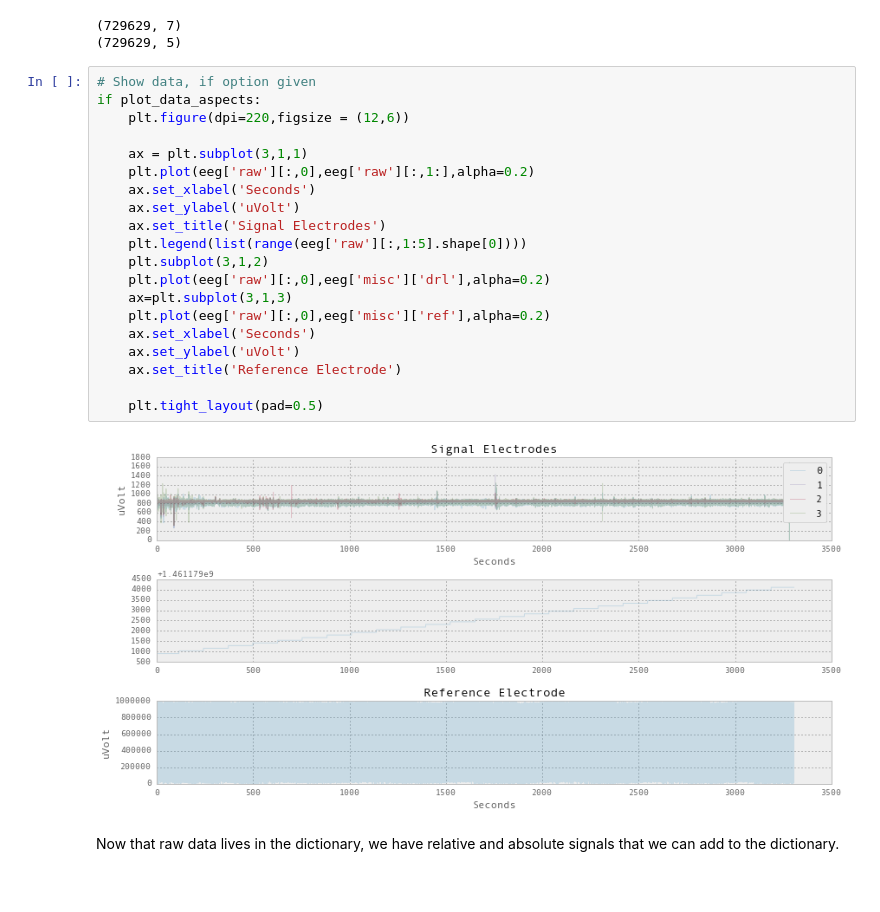
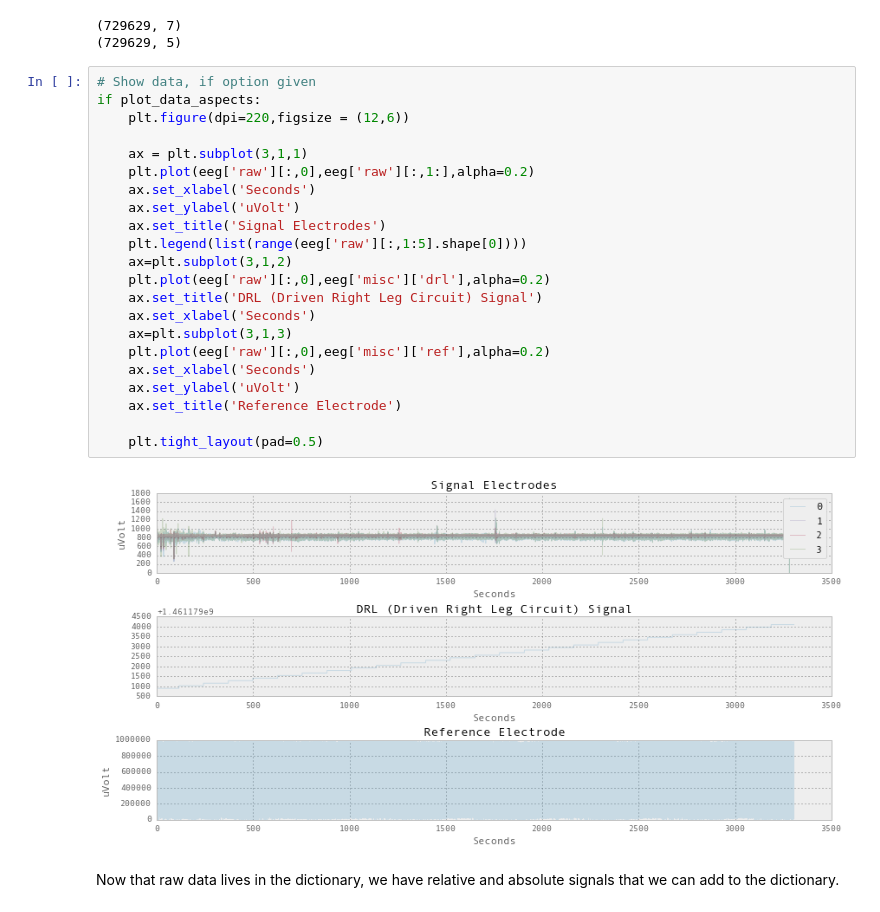
Before and after one commit to SynapticSage/Reaction-Time-from-EEG_MuseHeadset, a Jupyter notebook: DataScrub/DataScrub.ipynb, the cells around one changed output. Drawn from its saved outputs; the diff is of its cells as text.

```diff
--- a/DataScrub/DataScrub.ipynb
+++ b/DataScrub/DataScrub.ipynb
@@ -340,25 +348,27 @@ print(eeg['raw'].shape)
 # %%
 # Show data, if option given
 if plot_data_aspects:
     plt.figure(dpi=220,figsize = (12,6))
 
     ax = plt.subplot(3,1,1)
     plt.plot(eeg['raw'][:,0],eeg['raw'][:,1:],alpha=0.2)
     ax.set_xlabel('Seconds')
     ax.set_ylabel('uVolt')
     ax.set_title('Signal Electrodes')
     plt.legend(list(range(eeg['raw'][:,1:5].shape[0])))
-    plt.subplot(3,1,2)
+    ax=plt.subplot(3,1,2)
     plt.plot(eeg['raw'][:,0],eeg['misc']['drl'],alpha=0.2)
+    ax.set_title('DRL (Driven Right Leg Circuit) Signal')
+    ax.set_xlabel('Seconds')
     ax=plt.subplot(3,1,3)
     plt.plot(eeg['raw'][:,0],eeg['misc']['ref'],alpha=0.2)
     ax.set_xlabel('Seconds')
     ax.set_ylabel('uVolt')
     ax.set_title('Reference Electrode')
 
     plt.tight_layout(pad=0.5)
 # %% [output]
-[figure, old version]
+[figure, new version]
 # %% [markdown]
 Now that raw data lives in the dictionary, we have relative and absolute signals that we can add to the dictionary.
 # %%
```
Also changed, not shown: parts of 30 cells of this notebook, 14 other files.
